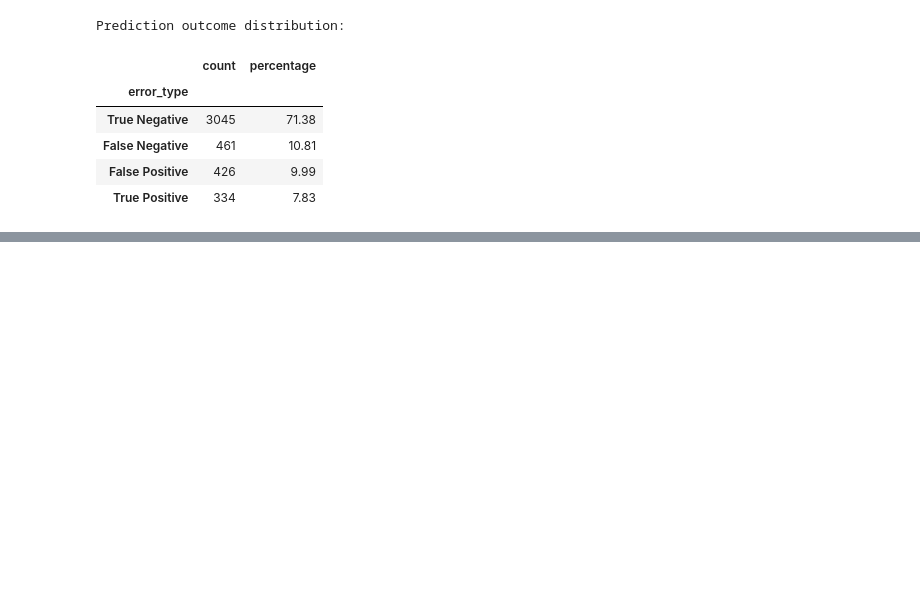
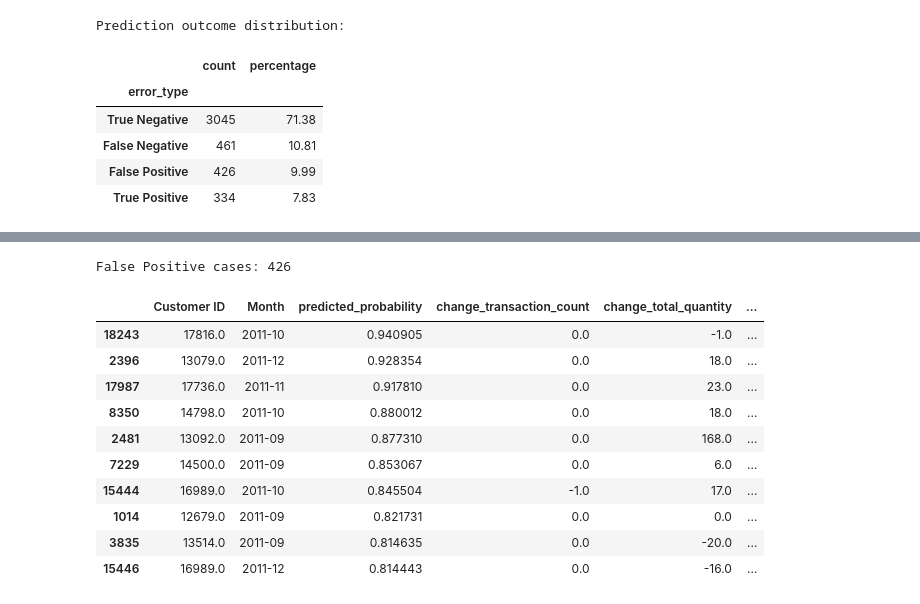
Before and after one commit to saraalwadia/customer-behavior-shift-detection, a Jupyter notebook: notebooks/04_modeling.ipynb, the cells around one changed output, grey strips where cells are left out. Saved outputs shown, nothing was run; the diff lists cells and outputs as text; code cells hidden in the pictures; blank space fills up the shorter version.

```diff
--- a/notebooks/04_modeling.ipynb
+++ b/notebooks/04_modeling.ipynb
@@ -1257,0 +1352,40 @@ Prediction outcome distribution:
+# %%
+# Inspect high-confidence False Positive cases
+
+false_positives = test_results[
+    test_results["error_type"] == "False Positive"
+].copy()
+
+false_positives = false_positives.sort_values(
+    "predicted_probability",
+    ascending=False
+)
+
+print("False Positive cases:", len(false_positives))
+
+false_positives[
+    [
+        "Customer ID",
+        "Month",
+        "predicted_probability",
+        "change_transaction_count",
+        "change_total_quantity",
+        "change_total_spending",
+        "change_average_transaction_value",
+        "change_unique_products",
+        "months_since_previous"
+    ]
+].head(10)
+# %% [output]
+False Positive cases: 426
+|  | Customer ID | Month | predicted_probability | change_transaction_count | change_total_quantity | ... |
+| 18243 | 17816.0 | 2011-10 | 0.940905 | 0.0 | -1.0 | ... |
+| 2396 | 13079.0 | 2011-12 | 0.928354 | 0.0 | 18.0 | ... |
+| 17987 | 17736.0 | 2011-11 | 0.917810 | 0.0 | 23.0 | ... |
+| 8350 | 14798.0 | 2011-10 | 0.880012 | 0.0 | 18.0 | ... |
+| 2481 | 13092.0 | 2011-09 | 0.877310 | 0.0 | 168.0 | ... |
+| 7229 | 14500.0 | 2011-09 | 0.853067 | 0.0 | 6.0 | ... |
+| 15444 | 16989.0 | 2011-10 | 0.845504 | -1.0 | 17.0 | ... |
+| 1014 | 12679.0 | 2011-09 | 0.821731 | 0.0 | 0.0 | ... |
+| 3835 | 13514.0 | 2011-09 | 0.814635 | 0.0 | -20.0 | ... |
+| 15446 | 16989.0 | 2011-12 | 0.814443 | 0.0 | -16.0 | ... |
```
Also changed, not shown: parts of 9 cells of this notebook.
